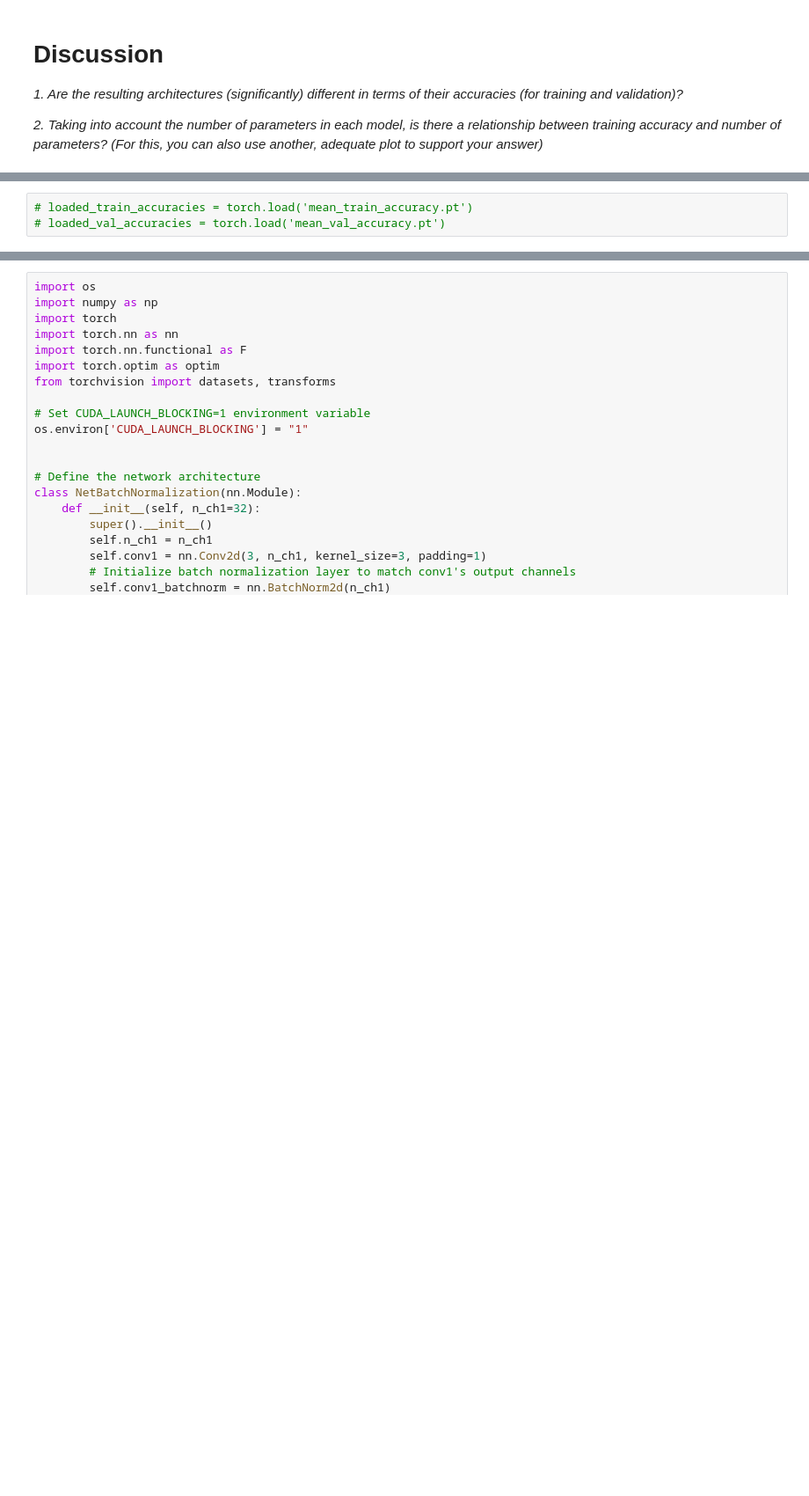
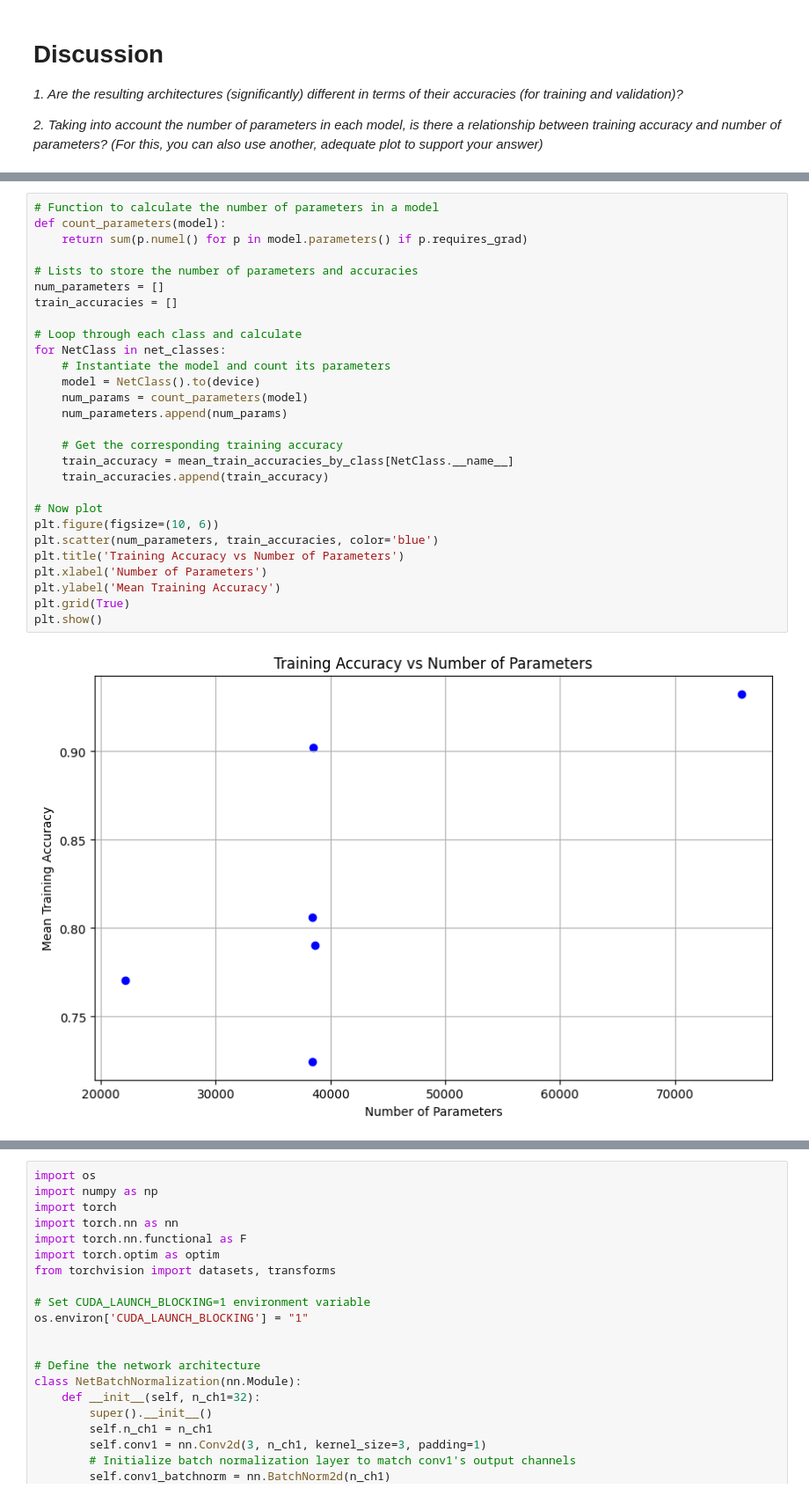
Before and after one commit to jshim0978/KU_NN, a Jupyter notebook: 2023020923_2023020928_A3/cnnA3.ipynb, the cells around one changed output, grey strips where cells are left out. Shown at 88% size. Cells and saved outputs as stored; diff of their text form; blank space fills up the shorter version.

```diff
--- a/2023020923_2023020928_A3/cnnA3.ipynb
+++ b/2023020923_2023020928_A3/cnnA3.ipynb
@@ -671,3 +788,30 @@ torch.save(std_val_accuracy, 'std_val_accuracy.pt')
 # %%
-# loaded_train_accuracies = torch.load('mean_train_accuracy.pt')
-# loaded_val_accuracies = torch.load('mean_val_accuracy.pt')
+# Function to calculate the number of parameters in a model
+def count_parameters(model):
+    return sum(p.numel() for p in model.parameters() if p.requires_grad)
+
+# Lists to store the number of parameters and accuracies
+num_parameters = []
+train_accuracies = []
+
+# Loop through each class and calculate
+for NetClass in net_classes:
+    # Instantiate the model and count its parameters
+    model = NetClass().to(device)
+    num_params = count_parameters(model)
+    num_parameters.append(num_params)
+
+    # Get the corresponding training accuracy
+    train_accuracy = mean_train_accuracies_by_class[NetClass.__name__]
+    train_accuracies.append(train_accuracy)
+
+# Now plot
+plt.figure(figsize=(10, 6))
+plt.scatter(num_parameters, train_accuracies, color='blue')
+plt.title('Training Accuracy vs Number of Parameters')
+plt.xlabel('Number of Parameters')
+plt.ylabel('Mean Training Accuracy')
+plt.grid(True)
+plt.show()
+# %% [output]
+[figure, added]
```
Also changed, not shown: parts of 7 cells of this notebook, 5 other files.
